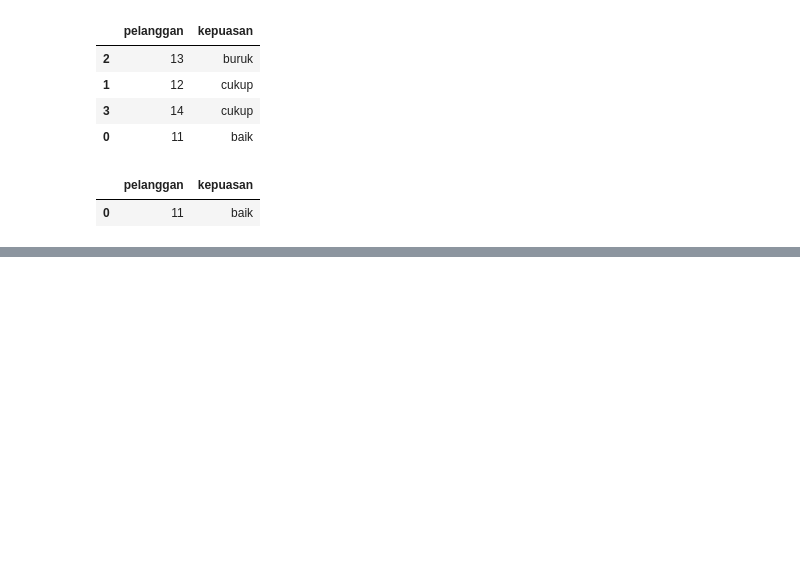
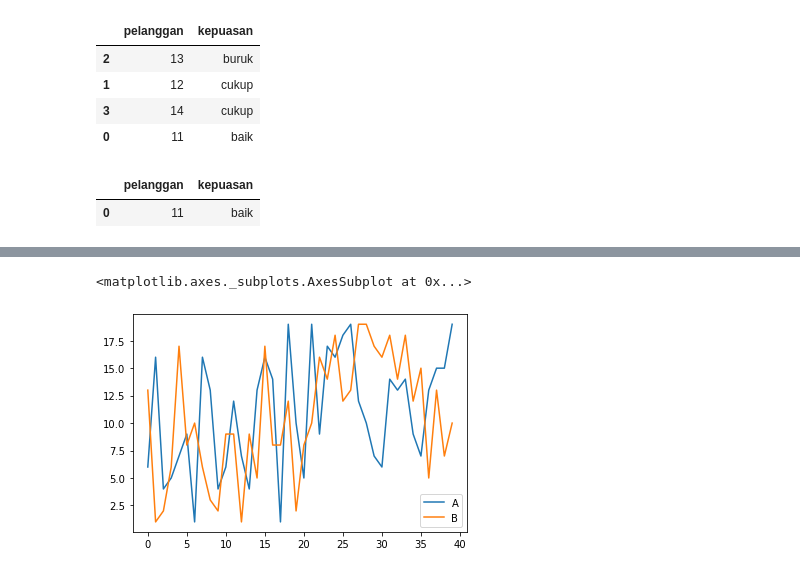
Before and after one commit to meilindazheng/VisualisasiData-Pandas, a Jupyter notebook: Pandas-Week08.ipynb, the cells around one changed output, grey strips where cells are left out. Cells and saved outputs as stored; diff of their text form; code cells hidden in the pictures; blank space fills up the shorter version.

```diff
--- a/Pandas-Week08.ipynb
+++ b/Pandas-Week08.ipynb
@@ -158,0 +209,5 @@ df[df['kepuasan']>'cukup']
+# %%
+df[['A','B']].plot(kind='line')
+# %% [output]
+<matplotlib.axes._subplots.AxesSubplot at 0x...>
+[figure, added]
```
Also changed, not shown: parts of 30 cells of this notebook.
